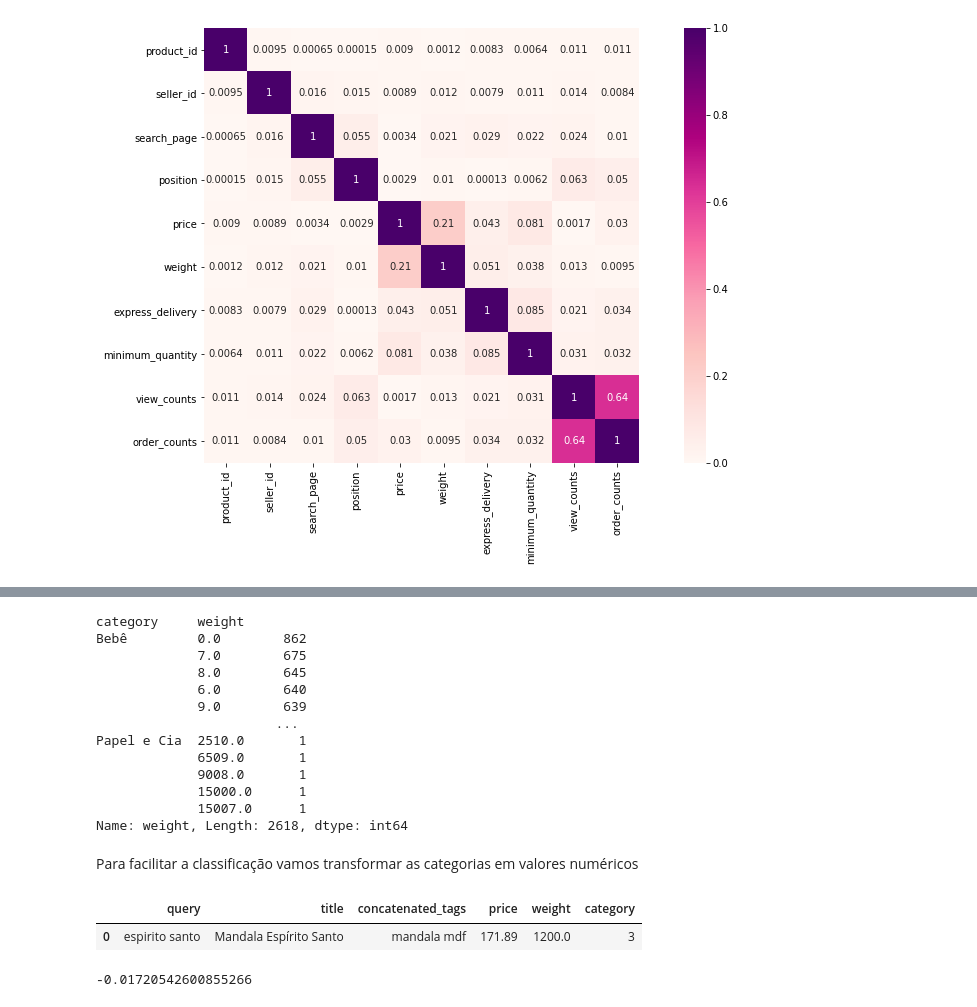
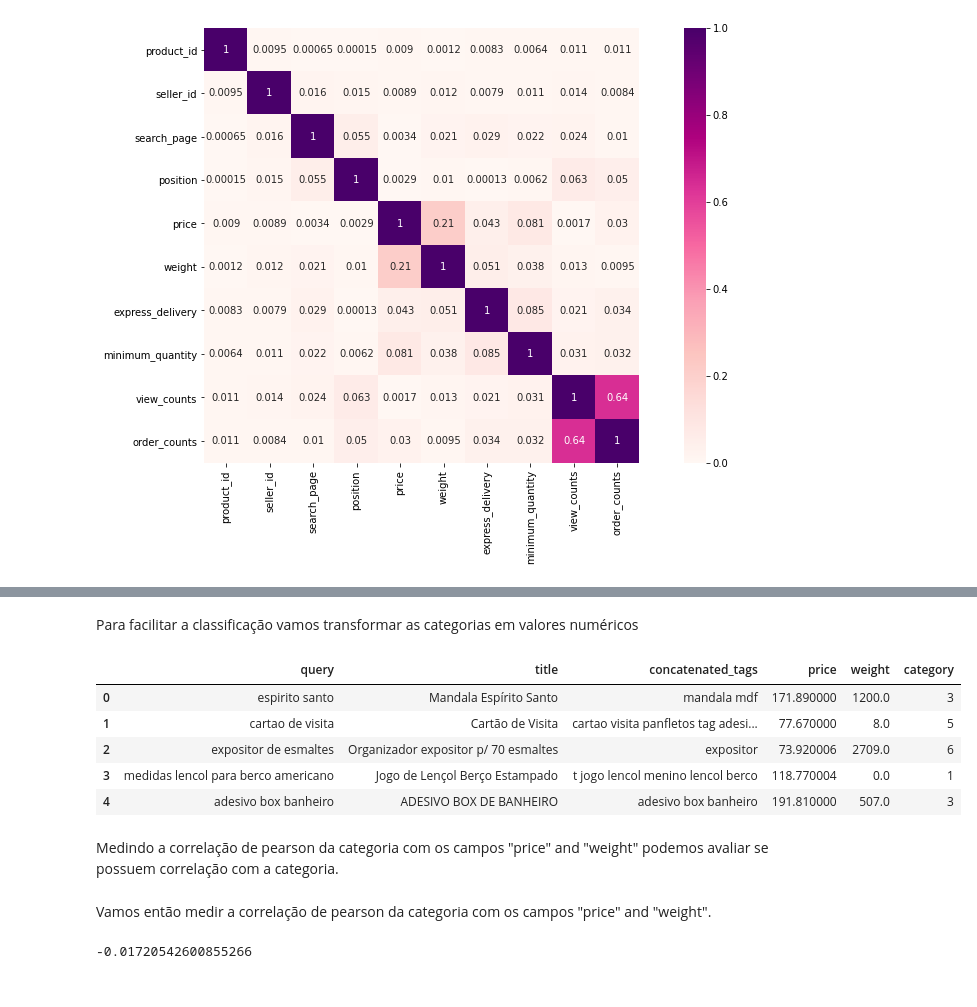
Before and after one commit to AlineIoste/Classifica-o-de-produtos, a Jupyter notebook: Elo7 - Classificador de Produtos.ipynb, the cells around one changed output, grey strips where cells are left out. Saved outputs shown, nothing was run; the diff lists cells and outputs as text; code cells hidden in the pictures.

```diff
--- a/Elo7 - Classificador de Produtos.ipynb
+++ b/Elo7 - Classificador de Produtos.ipynb
@@ -130,19 +123,3 @@ Name: price, Length: 21211, dtype: int64
-# %%
-dataset.groupby('category')['weight'].value_counts()
-# %% [output]
-category     weight
-Bebê         0.0        862
-             7.0        675
-             8.0        645
-             6.0        640
-             9.0        639
-                       ...
-Papel e Cia  2510.0       1
-             6509.0       1
-             9008.0       1
-             15000.0      1
-             15007.0      1
-Name: weight, Length: 2618, dtype: int64
 # %% [markdown]
 Para facilitar a classificação vamos transformar as categorias em valores numéricos
 # %%
@@ -155,10 +132,18 @@ category = {'Bebê': '1',
 
 dataset = dataset.replace(category)
 # %%
-dataset.head(1)
+dataset.head(5)
 # %% [output]
 |  | query | title | concatenated_tags | price | weight | category |
-| 0 | espirito santo | Mandala Espírito Santo | mandala mdf | 171.89 | 1200.0 | 3 |
+| 0 | espirito santo | Mandala Espírito Santo | mandala mdf | 171.890000 | 1200.0 | 3 |
+| 1 | cartao de visita | Cartão de Visita | cartao visita panfletos tag adesi... | 77.670000 | 8.0 | 5 |
+| 2 | expositor de esmaltes | Organizador expositor p/ 70 esmaltes | expositor | 73.920006 | 2709.0 | 6 |
+| 3 | medidas lencol para berco americano | Jogo de Lençol Berço Estampado | t jogo lencol menino lencol berco | 118.770004 | 0.0 | 1 |
+| 4 | adesivo box banheiro | ADESIVO BOX DE BANHEIRO | adesivo box banheiro | 191.810000 | 507.0 | 3 |
+# %% [markdown]
+Medindo a correlação de pearson da categoria com os campos "price" and "weight" podemos avaliar se possuem correlação com a categoria.
+# %% [markdown]
+Vamos então medir a correlação de pearson da categoria com os campos "price" and "weight".
 # %%
 import scipy
 from scipy import stats
```
Also changed, not shown: parts of 17 cells of this notebook.
